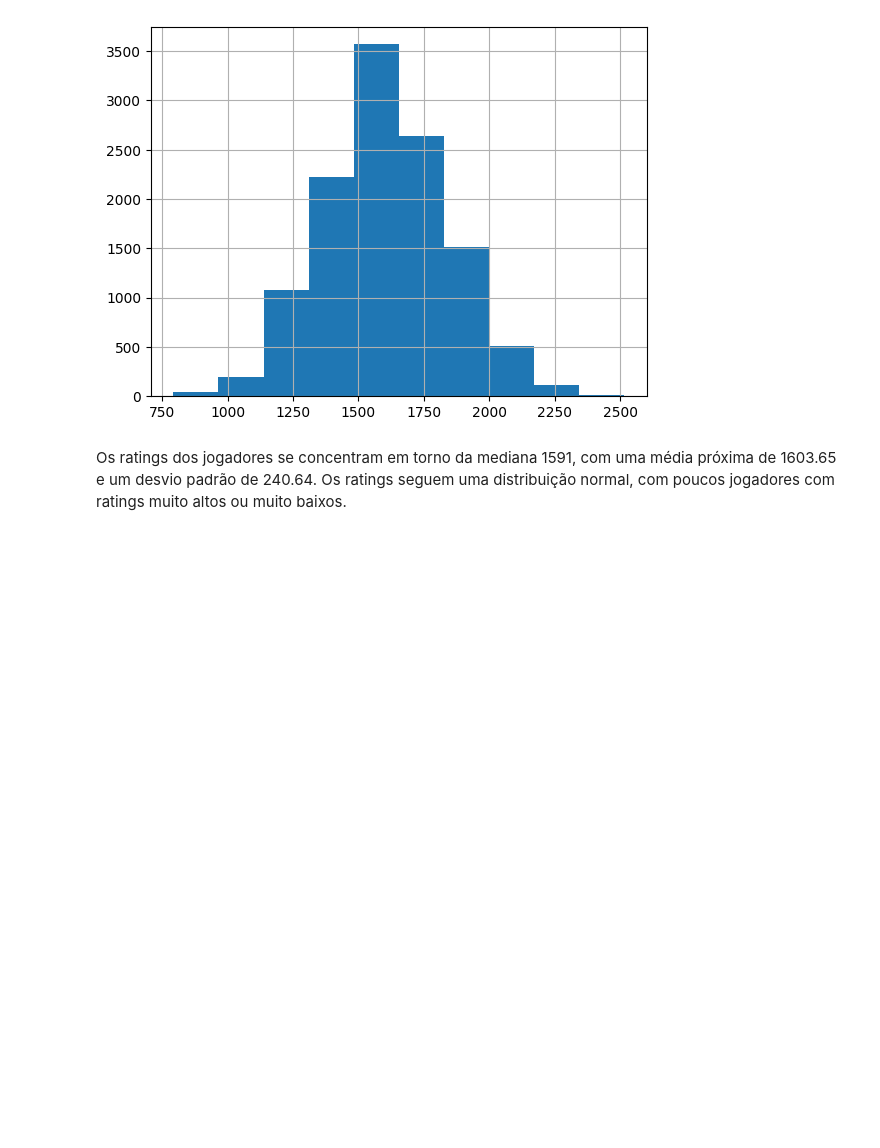
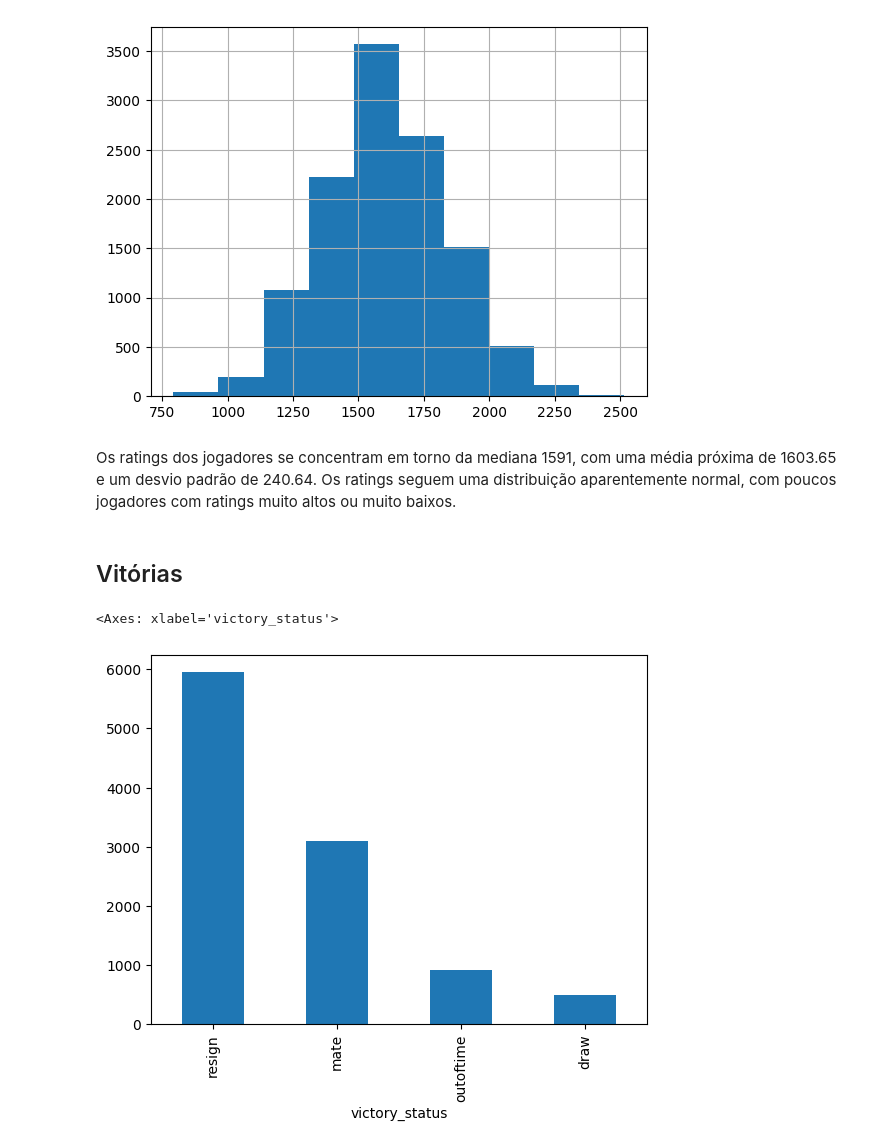
Before and after one commit to Vinicius-resende-cin/intro-dados, a Jupyter notebook: notebooks/ChessGames.ipynb, the cells around one changed output. Drawn from its saved outputs; the diff is of its cells as text; code cells hidden in the pictures; blank space fills up the shorter version.

Commit message:
Add victory analysis

```diff
--- a/notebooks/ChessGames.ipynb
+++ b/notebooks/ChessGames.ipynb
@@ -979,4 +979,11 @@ all_ratings.hist()
 <Axes: >
 [figure]
 # %% [markdown]
-Os ratings dos jogadores se concentram em torno da mediana 1591, com uma média próxima de 1603.65 e um desvio padrão de 240.64. Os ratings seguem uma distribuição normal, com poucos jogadores com ratings muito altos ou muito baixos.
+Os ratings dos jogadores se concentram em torno da mediana 1591, com uma média próxima de 1603.65 e um desvio padrão de 240.64. Os ratings seguem uma distribuição aparentemente normal, com poucos jogadores com ratings muito altos ou muito baixos.
+# %% [markdown]
+## Vitórias
+# %%
+chess_games['victory_status'].value_counts().plot.bar()
+# %% [output]
+<Axes: xlabel='victory_status'>
+[figure, added]
```
Also changed, not shown: parts of 3 cells of this notebook.
